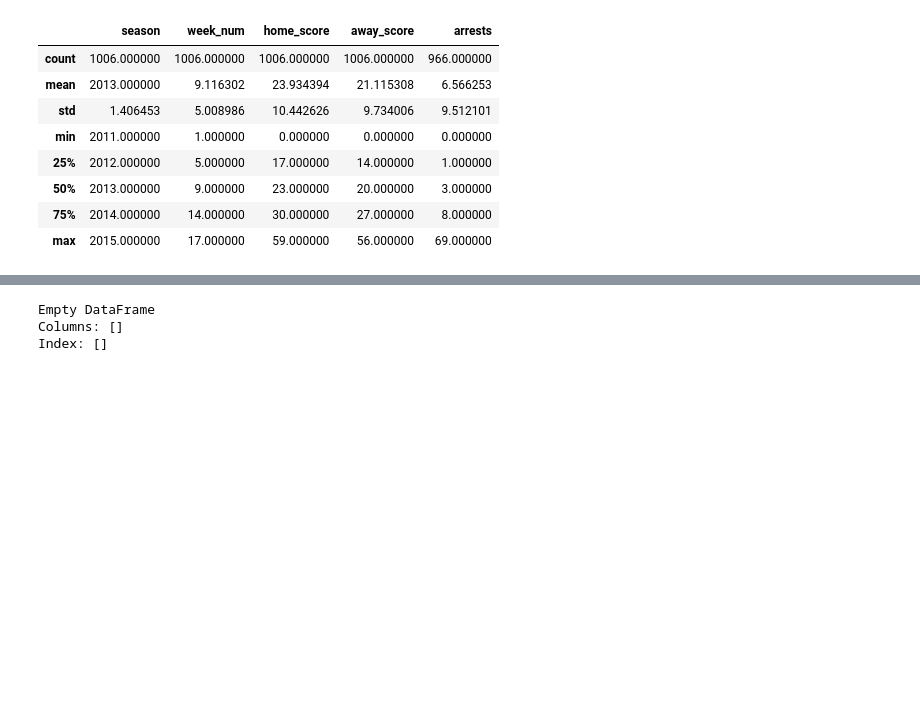
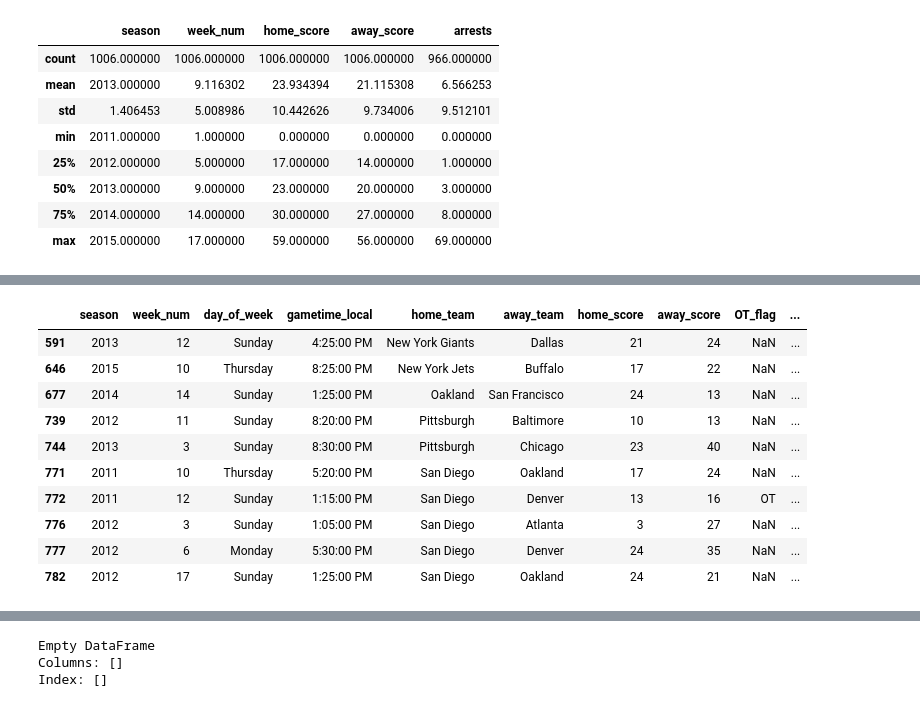
Before and after one commit to ubco-W2022T1-cosc301/project-group03, a Jupyter notebook: notebooks/analysis2.ipynb, the cells around one changed output, grey strips where cells are left out. Saved outputs shown, nothing was run; the diff lists cells and outputs as text; code cells hidden in the pictures; blank space fills up the shorter version.

```diff
--- a/notebooks/analysis2.ipynb
+++ b/notebooks/analysis2.ipynb
@@ -109,0 +121,15 @@ rawarrest.describe().apply(lambda s: s.apply(lambda x: format(x, 'f')))
+# %%
+arrestsmax = rawarrest[rawarrest['arrests'].gt(40)]
+arrestsmax
+# %% [output]
+|  | season | week_num | day_of_week | gametime_local | home_team | away_team | home_score | away_score | OT_flag | ... |
+| 591 | 2013 | 12 | Sunday | 4:25:00 PM | New York Giants | Dallas | 21 | 24 | NaN | ... |
+| 646 | 2015 | 10 | Thursday | 8:25:00 PM | New York Jets | Buffalo | 17 | 22 | NaN | ... |
+| 677 | 2014 | 14 | Sunday | 1:25:00 PM | Oakland | San Francisco | 24 | 13 | NaN | ... |
+| 739 | 2012 | 11 | Sunday | 8:20:00 PM | Pittsburgh | Baltimore | 10 | 13 | NaN | ... |
+| 744 | 2013 | 3 | Sunday | 8:30:00 PM | Pittsburgh | Chicago | 23 | 40 | NaN | ... |
+| 771 | 2011 | 10 | Thursday | 5:20:00 PM | San Diego | Oakland | 17 | 24 | NaN | ... |
+| 772 | 2011 | 12 | Sunday | 1:15:00 PM | San Diego | Denver | 13 | 16 | OT | ... |
+| 776 | 2012 | 3 | Sunday | 1:05:00 PM | San Diego | Atlanta | 3 | 27 | NaN | ... |
+| 777 | 2012 | 6 | Monday | 5:30:00 PM | San Diego | Denver | 24 | 35 | NaN | ... |
+| 782 | 2012 | 17 | Sunday | 1:25:00 PM | San Diego | Oakland | 24 | 21 | NaN | ... |
```
Also changed, not shown: parts of 5 cells of this notebook, 1 other file.
